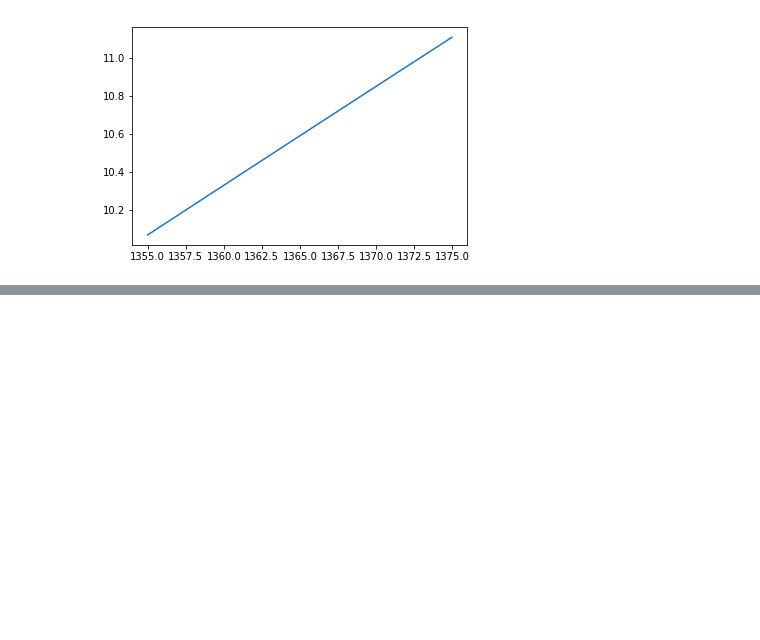
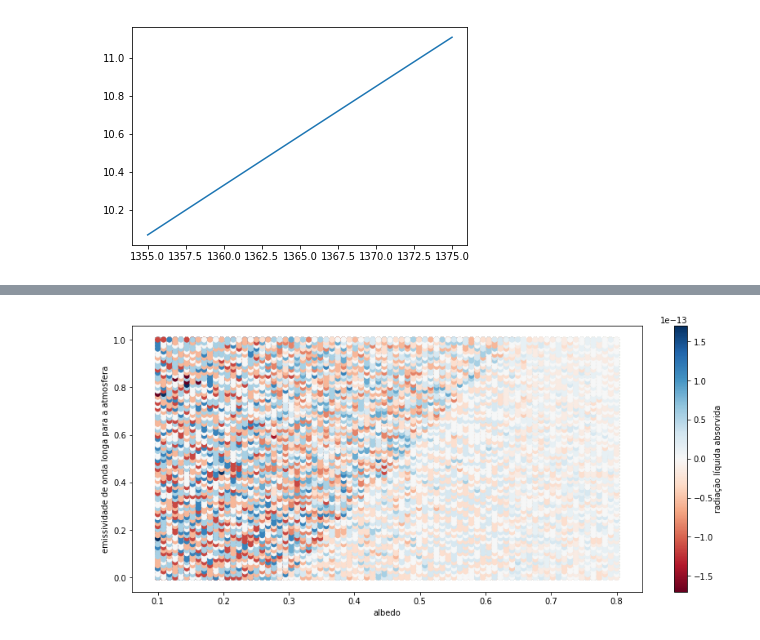
Before and after one commit to ledica/MSES, a Jupyter notebook: isothermal.ipynb, the cells around one changed output, grey strips where cells are left out. Saved outputs shown, nothing was run; the diff lists cells and outputs as text; code cells hidden in the pictures; blank space fills up the shorter version.

```diff
--- a/isothermal.ipynb
+++ b/isothermal.ipynb
@@ -75,0 +111,18 @@ http://www.scielo.br/pdf/rbef/v40n3/1806-9126-RBEF-40-3-e3312.pdf
+# %%
+saeq  = []
+for s_ in s:
+    for a_ in a:
+        for e_ in e:
+            saeq.append([s_,a_,e_,Q(s=s_,a=a_,e=e_)])
+
+saeq=np.array(saeq)
+# %%
+fig=plt.figure(figsize=(14, 6))
+p = plt.scatter(saeq[:,1], saeq[:,2], c=saeq[:,3],cmap='RdBu')
+plt.xlabel("albedo")
+plt.ylabel("emissividade de onda longa para a atmosfera")
+cbar=plt.colorbar(p)
+cbar.set_label("radiação líquida absorvida", labelpad=+1)
+plt.show()
+# %% [output]
+[figure, added]
```
Also changed, not shown: parts of 12 cells of this notebook.
